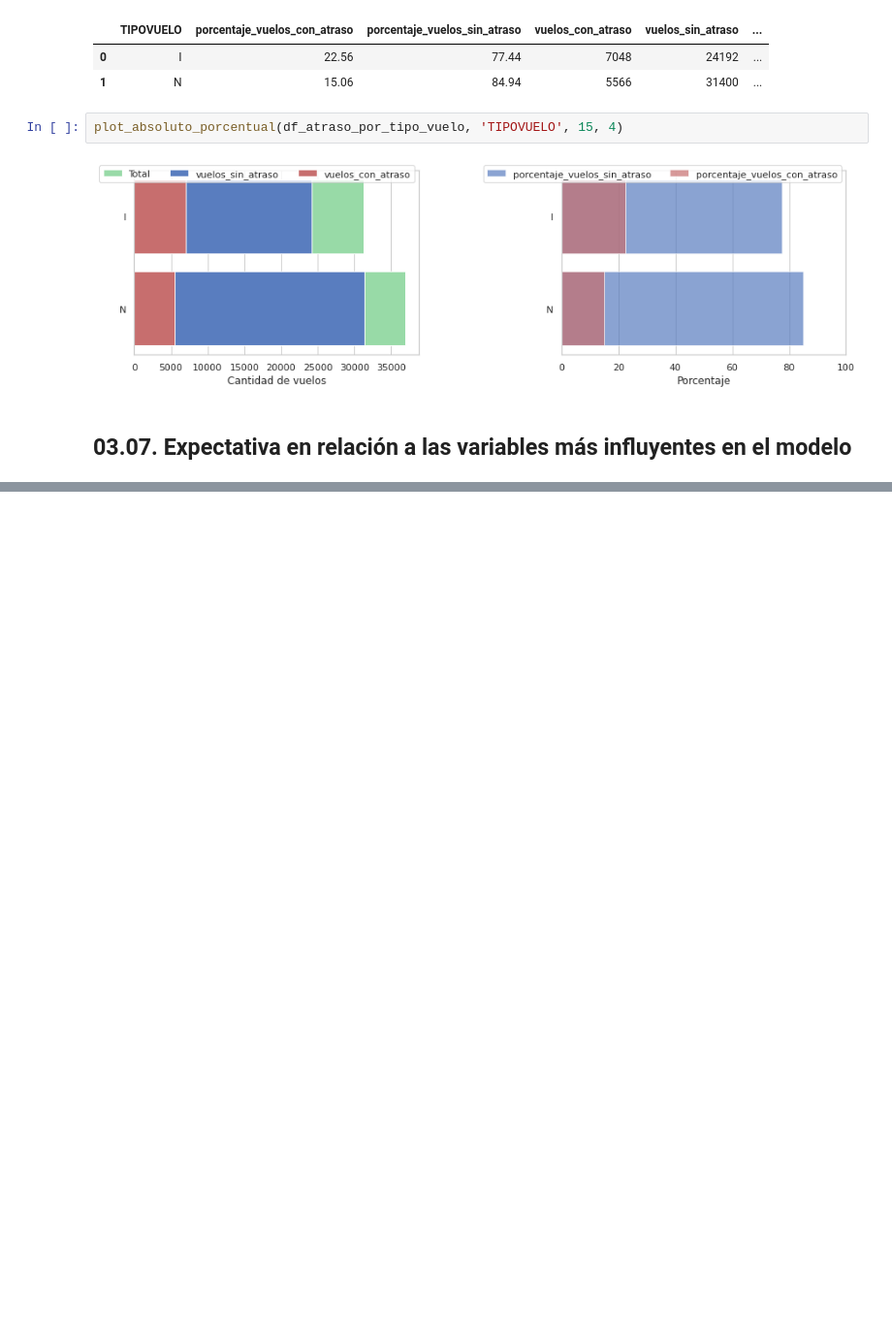
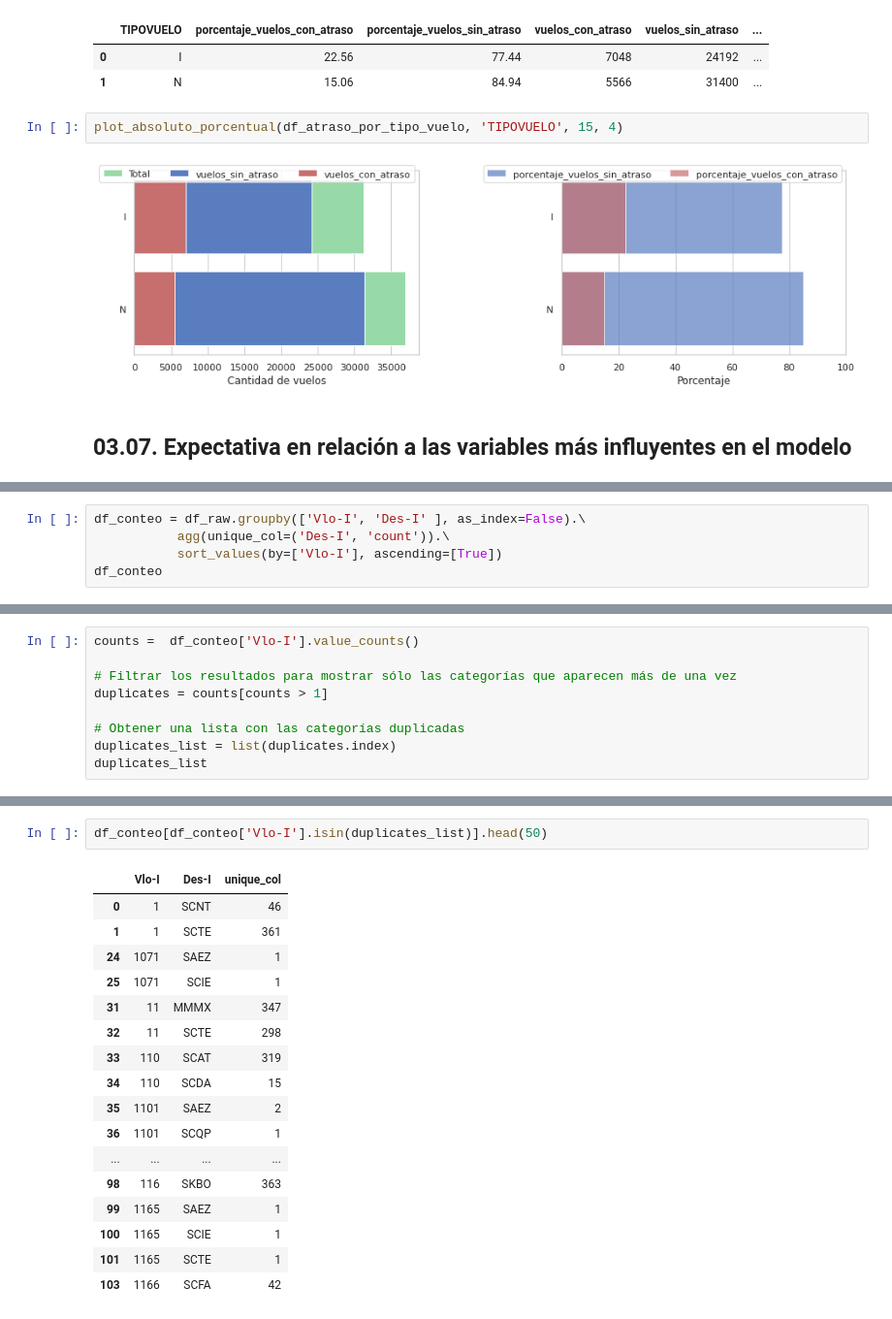
Before and after one commit to alexandergribenchenko/DS_LATAM_Test, a Jupyter notebook: solution.ipynb, the cells around one changed output, grey strips where cells are left out. Shown at 97% size. Cells and saved outputs as stored; diff of their text form; blank space fills up the shorter version.

```diff
--- a/solution.ipynb
+++ b/solution.ipynb
@@ -527,0 +652,5 @@ plot_absoluto_porcentual(df_atraso_por_tipo_vuelo, 'TIPOVUELO', 15, 4)
+# %%
+df_conteo = df_raw.groupby(['Vlo-I', 'Des-I' ], as_index=False).\
+           agg(unique_col=('Des-I', 'count')).\
+           sort_values(by=['Vlo-I'], ascending=[True])
+df_conteo
@@ -527,0 +671,9 @@ plot_absoluto_porcentual(df_atraso_por_tipo_vuelo, 'TIPOVUELO', 15, 4)
+# %%
+counts =  df_conteo['Vlo-I'].value_counts()
+
+# Filtrar los resultados para mostrar sólo las categorías que aparecen más de una vez
+duplicates = counts[counts > 1]
+
+# Obtener una lista con las categorías duplicadas
+duplicates_list = list(duplicates.index)
+duplicates_list
@@ -527,0 +698,20 @@ plot_absoluto_porcentual(df_atraso_por_tipo_vuelo, 'TIPOVUELO', 15, 4)
+# %%
+df_conteo[df_conteo['Vlo-I'].isin(duplicates_list)].head(50)
+# %% [output]
+|  | Vlo-I | Des-I | unique_col |
+| 0 | 1 | SCNT | 46 |
+| 1 | 1 | SCTE | 361 |
+| 24 | 1071 | SAEZ | 1 |
+| 25 | 1071 | SCIE | 1 |
+| 31 | 11 | MMMX | 347 |
+| 32 | 11 | SCTE | 298 |
+| 33 | 110 | SCAT | 319 |
+| 34 | 110 | SCDA | 15 |
+| 35 | 1101 | SAEZ | 2 |
+| 36 | 1101 | SCQP | 1 |
+| ... | ... | ... | ... |
+| 98 | 116 | SKBO | 363 |
+| 99 | 1165 | SAEZ | 1 |
+| 100 | 1165 | SCIE | 1 |
+| 101 | 1165 | SCTE | 1 |
+| 103 | 1166 | SCFA | 42 |
```
Also changed, not shown: parts of 28 cells of this notebook.
